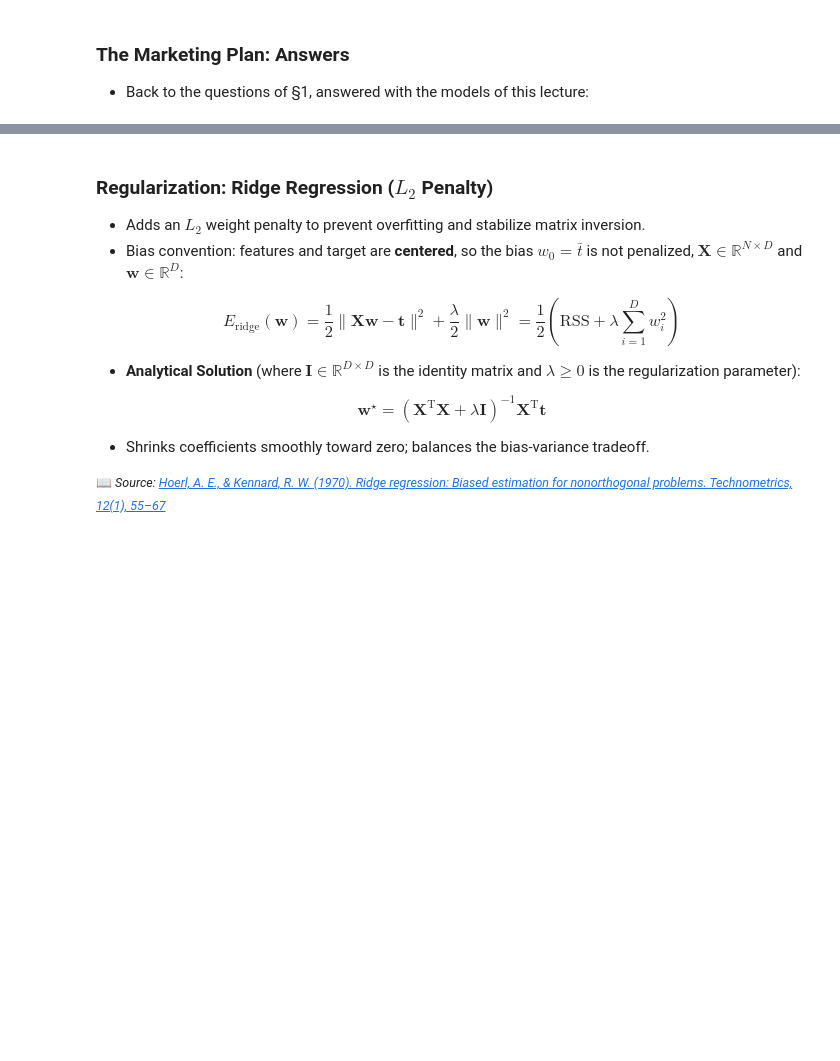
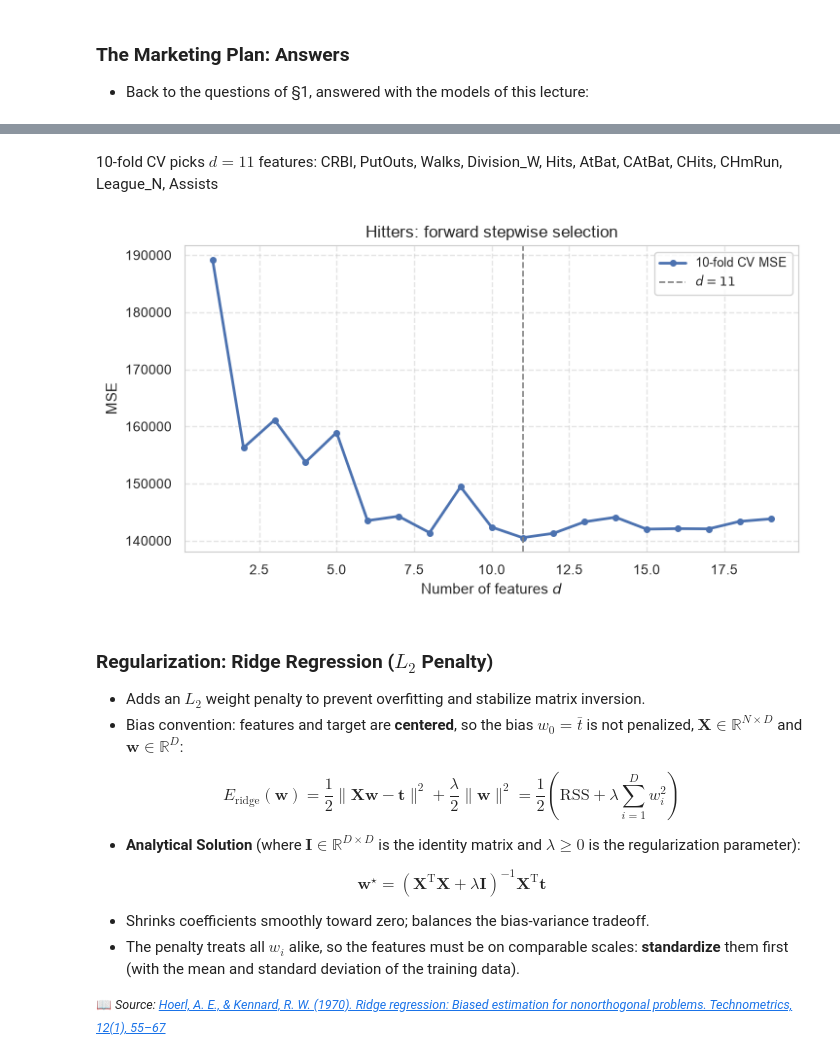
Before and after one commit to konstantin-schekotihin/dl_course, a Jupyter notebook: AI-ML/02_regression.ipynb, the cells around one changed output, grey strips where cells are left out. Cells and saved outputs as stored; diff of their text form; code cells hidden in the pictures; blank space fills up the shorter version.

```diff
--- a/AI-ML/02_regression.ipynb
+++ b/AI-ML/02_regression.ipynb
@@ -473,10 +535,9 @@ Notes:
 # %%
 # Influence of the scaling on the coefficients
 
-X = adv[["TV", "Radio", "Newspaper"]]
-X = (X - X.mean())/X.std()
-lm = sm.OLS(adv.Sales, sm.add_constant(X))
-print(lm.fit().summary())
+X_standardized = (adv[media] - adv[media].mean()) / adv[media].std()
+ols_media_standardized = sm.OLS(adv.Sales, sm.add_constant(X_standardized)).fit()
+print(ols_media_standardized.summary())
 # %% [output]
                             OLS Regression Results
 ==============================================================================
@@ -637,7 +727,9 @@ def variance_inflation_factors(X):
     return pd.Series(vifs, name="VIF")
 
 display(Markdown(rf"Correlation of Limit and Rating: $r = {credit.Limit.corr(credit.Rating):.3f}$"))
-print(variance_inflation_factors(credit[["Age", "Rating", "Limit"]]).round(2).to_string())
+for name, X in [("Credit", credit[["Age", "Rating", "Limit"]]), ("Advertising", adv[media])]:
+    vifs = variance_inflation_factors(X)
+    display(Markdown(rf"{name}: " + ", ".join(rf"$\mathrm{{VIF}}_\mathrm{{{c}}} = {v:.2f}$" for c, v in vifs.items())))
 
 for features in (["Age", "Limit"], ["Age", "Rating", "Limit"]):
     fit = sm.OLS(credit.Balance, sm.add_constant(credit[features])).fit()
@@ -725,13 +848,13 @@ print(pd.Series(test_mse, name="test MSE").round(3).to_string())
 - Only feasible for small $D$: with $D = 19$ features there are already $2^{19} = 524{,}288$ models.
 # %%
-media = ["TV", "Radio", "Newspaper"]
+sigma2_full = ols_media.scale                                  # noise variance of the model with all three media
 subsets = []
 for size in range(len(media) + 1):
     for subset in itertools.combinations(media, size):
         X_subset = sm.add_constant(adv[list(subset)]) if subset else np.ones((len(adv), 1))
         fit = sm.OLS(adv.Sales, X_subset).fit()
-        subsets.append({"features": " + ".join(subset) or "(none)", "d": size,
-                        "RSS": fit.ssr, "adjusted R2": fit.rsquared_adj, "BIC": fit.bic})
+        subsets.append({"features": " + ".join(subset) or "(none)", "d": size, "RSS": fit.ssr,
+                        "C_p": (fit.ssr + 2 * size * sigma2_full) / len(adv), "BIC (statsmodels)": fit.bic, "adjusted R2": fit.rsquared_adj})
 subsets = pd.DataFrame(subsets)
 print(subsets.round(3).to_string(index=False))
-display(Markdown(f"Lowest BIC: **{subsets.loc[subsets.BIC.idxmin(), 'features']}**"))
+display(Markdown(f"Lowest $C_p$: **{subsets.loc[subsets.C_p.idxmin(), 'features']}**; lowest BIC: **{subsets.loc[subsets['BIC (statsmodels)'].idxmin(), 'features']}**"))
@@ -773,13 +920,13 @@ def forward_stepwise(X, t):
         remaining.remove(best)
     return selected
 
-order = forward_stepwise(X_hit_train, t_hit_train)
 folds = KFold(n_splits=10, shuffle=True, random_state=1)             # S = 10 folds
-path = []
-for d in range(1, len(order) + 1):
-    features = order[:d]
-    fit = sm.OLS(t_hit_train, sm.add_constant(X_hit_train[features])).fit()
-    cv_mse = -cross_val_score(LinearRegression(), X_hit_train[features], t_hit_train, cv=folds,
-                              scoring="neg_mean_squared_error").mean()
-    path.append({"d": d, "added": features[-1], "adjusted R2": fit.rsquared_adj, "BIC": fit.bic, "CV MSE": cv_mse})
-path = pd.DataFrame(path)
+D_hit = X_hit.shape[1]
+cv_mse = np.zeros(D_hit)
+for train_index, val_index in folds.split(X_hit_train):
+    X_fold, t_fold = X_hit_train.iloc[train_index], t_hit_train.iloc[train_index]
+    X_val, t_val = X_hit_train.iloc[val_index], t_hit_train.iloc[val_index]
+    order_fold = forward_stepwise(X_fold, t_fold)                       # selection inside the fold
+    for d in range(1, D_hit + 1):
+        fit = LinearRegression().fit(X_fold[order_fold[:d]], t_fold)
+        cv_mse[d - 1] += mean_squared_error(t_val, fit.predict(X_val[order_fold[:d]])) / folds.n_splits
@@ -792,3 +933,13 @@ hp.plot_curves(path.d, {"10-fold CV MSE": path["CV MSE"]}, xlabel="Number of fea
+# %%
+d_best = int(np.argmin(cv_mse)) + 1
+order = forward_stepwise(X_hit_train, t_hit_train)                    # final selection on the whole training half
+stepwise_model = LinearRegression().fit(X_hit_train[order[:d_best]], t_hit_train)
+display(Markdown(f"10-fold CV picks $d = {d_best}$ features: {', '.join(order[:d_best])}"))
+hp.plot_curves(np.arange(1, D_hit + 1), {"10-fold CV MSE": cv_mse}, xlabel="Number of features $d$", ylabel="MSE",
+               title="Hitters: forward stepwise selection", mark_x=d_best, mark_label=f"$d = {d_best}$")
+# %% [output]
+10-fold CV picks $d = 11$ features: CRBI, PutOuts, Walks, Division_W, Hits, AtBat, CAtBat, CHits, CHmRun, League_N, Assists
+[figure, added]
 # %% [markdown]
 ### Regularization: Ridge Regression ($L_2$ Penalty)
 
@@ -806,6 +957,7 @@ $$
 $$
 
 - Shrinks coefficients smoothly toward zero; balances the bias-variance tradeoff.
+- The penalty treats all $w_i$ alike, so the features must be on comparable scales: **standardize** them first (with the mean and standard deviation of the training data).
 
 <small>📖 *Source: [Hoerl, A. E., & Kennard, R. W. (1970). Ridge regression: Biased estimation for nonorthogonal problems. Technometrics, 12(1), 55–67](https://doi.org/10.1080/00401706.1970.10488634)*</small>
 # %% [markdown]
```
Also changed, not shown: parts of 67 cells of this notebook, 1 other file.
